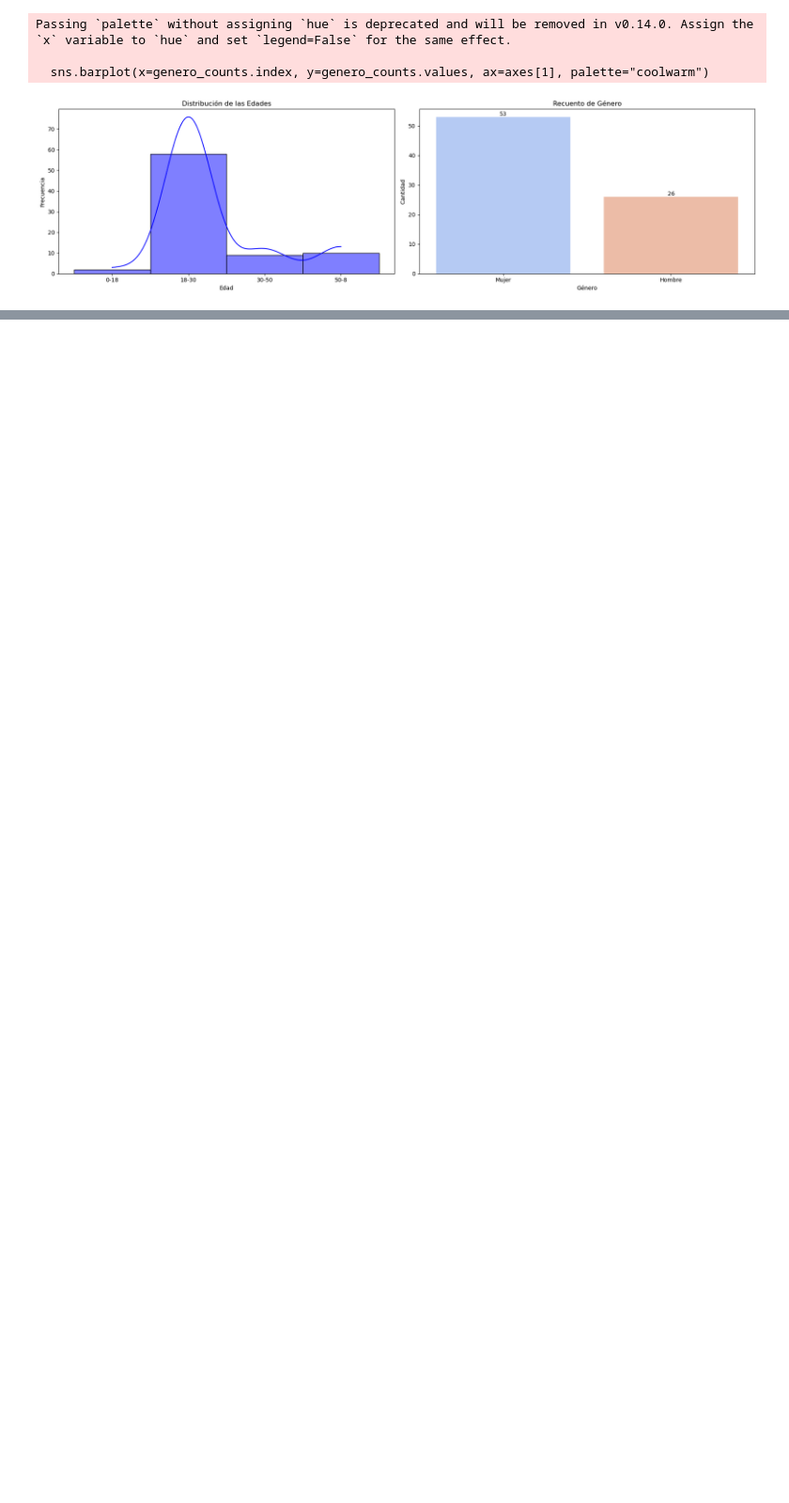
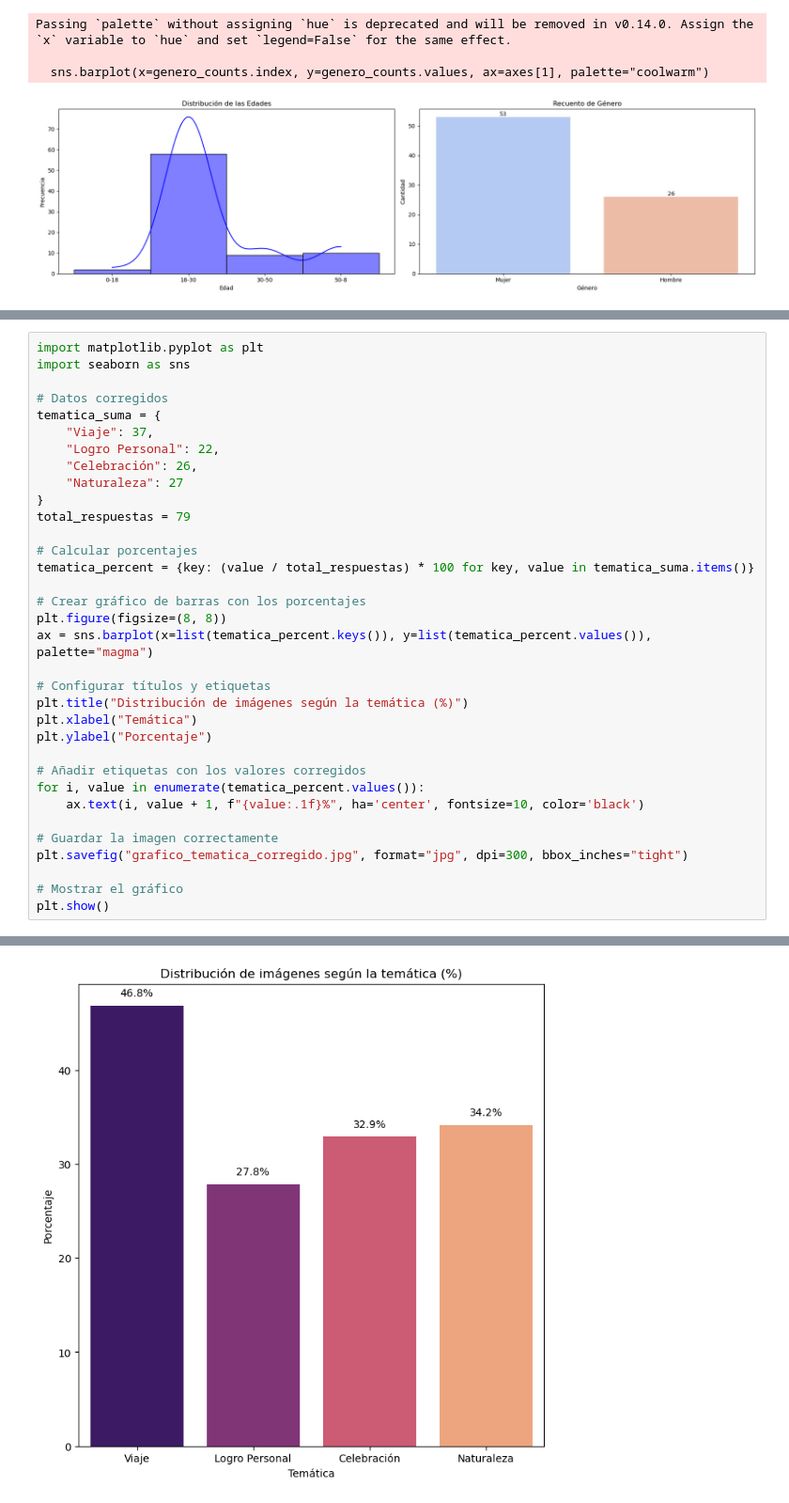
Before and after one commit to ELISAVA-DATA/WDH, a Jupyter notebook: 02_Analisis/Analisis.ipynb, the cells around one changed output, grey strips where cells are left out. Shown at 94% size. Saved outputs shown, nothing was run; the diff lists cells and outputs as text; blank space fills up the shorter version.

```diff
--- a/02_Analisis/Analisis.ipynb
+++ b/02_Analisis/Analisis.ipynb
@@ -524,0 +510,35 @@ Passing `palette` without assigning `hue` is deprecated and will be removed in v
+# %%
+import matplotlib.pyplot as plt
+import seaborn as sns
+
+# Datos corregidos
+tematica_suma = {
+    "Viaje": 37,
+    "Logro Personal": 22,
+    "Celebración": 26,
+    "Naturaleza": 27
+}
+total_respuestas = 79
+
+# Calcular porcentajes
+tematica_percent = {key: (value / total_respuestas) * 100 for key, value in tematica_suma.items()}
+
+# Crear gráfico de barras con los porcentajes
+plt.figure(figsize=(8, 8))
+ax = sns.barplot(x=list(tematica_percent.keys()), y=list(tematica_percent.values()), palette="magma")
+
+# Configurar títulos y etiquetas
+plt.title("Distribución de imágenes según la temática (%)")
+plt.xlabel("Temática")
+plt.ylabel("Porcentaje")
+
+# Añadir etiquetas con los valores corregidos
+for i, value in enumerate(tematica_percent.values()):
+    ax.text(i, value + 1, f"{value:.1f}%", ha='center', fontsize=10, color='black')
+
+# Guardar la imagen correctamente
+plt.savefig("grafico_tematica_corregido.jpg", format="jpg", dpi=300, bbox_inches="tight")
+
+# Mostrar el gráfico
+plt.show()
+# %% [output]
@@ -524,0 +548 @@ Passing `palette` without assigning `hue` is deprecated and will be removed in v
+[figure, added]
```
Also changed, not shown: parts of 4 cells of this notebook, 1 other file.
